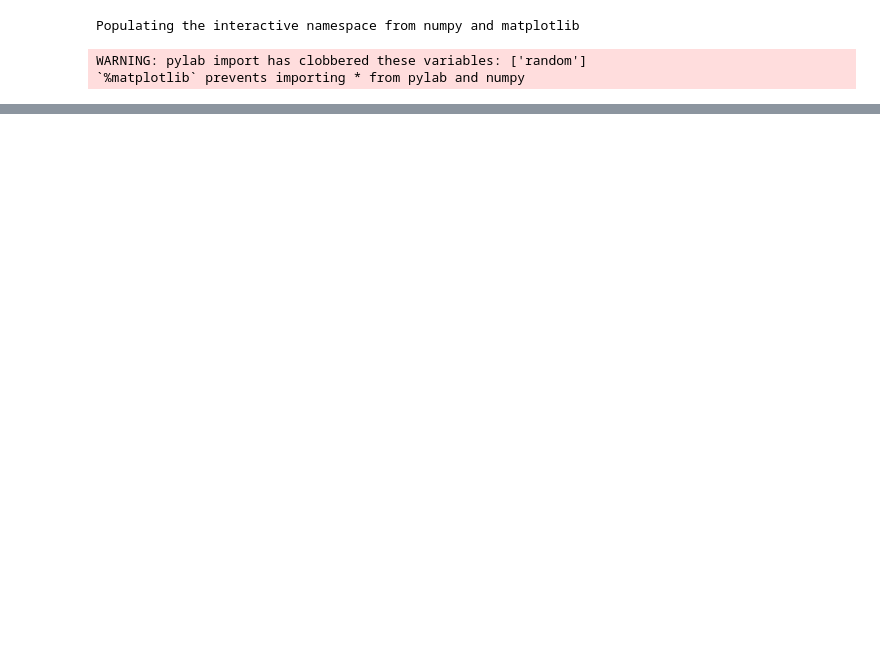
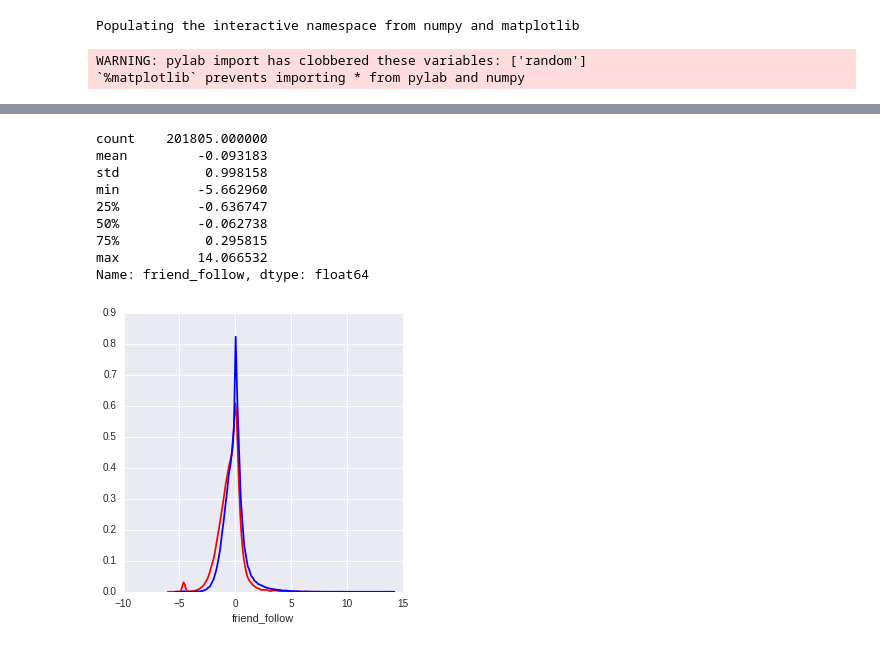
Before and after one commit to pcallier/insight, a Jupyter notebook: notebooks/Retention-Churn.ipynb, the cells around one changed output, grey strips where cells are left out. Cells and saved outputs as stored; diff of their text form; code cells hidden in the pictures; blank space fills up the shorter version.

```diff
--- a/notebooks/Retention-Churn.ipynb
+++ b/notebooks/Retention-Churn.ipynb
@@ -106,0 +43,18 @@ Recall:  0.599158337717
+# %%
+
+lgbase = 10
+query_date = pd.to_datetime(datetime.datetime.strptime("2015-06-17", "%Y-%m-%d"))
+
+churn_df['log_followers'] = (churn_df.followers_count + 1).map(lambda x: np.log(x) / np.log(lgbase)).replace([np.inf, -np.inf], np.nan)
+churn_df['log_friends'] = (churn_df.friends_count + 1).map(lambda x: np.log(x) / np.log(lgbase)).replace([np.inf, -np.inf], np.nan)
+churn_df['user_age'] = (query_date - churn_df.created_at).astype(np.int64)
+
+plt.figure(1)
+churn_df.followers_count.hist(bins=200)
+plt.figure(2)
+churn_df.log_followers.hist(bins=20)
+plt.figure(3)
+churn_df.friends_count.hist(bins=200)
+plt.figure(4)
+churn_df.log_friends.hist(bins=20)
+plt.figure(5)
@@ -106,0 +212,22 @@ Recall:  0.599158337717
+# %%
+# More features
+#friend_follow ratio, note NA strategy = 0
+churn_df['friend_follow'] = (churn_df.followers_count / (churn_df.friends_count + 1)). \
+        replace([np.inf, -np.inf, np.nan, 0], 0.01). \
+        map(np.log)
+#g = sns.FacetGrid(churn_df,col="churn")
+#g.map(sns.distplot, "friend_follow")
+sns.distplot(churn_df[churn_df.churn].friend_follow, color="red",hist=False)
+sns.distplot(churn_df[churn_df.churn==False].friend_follow, color="blue",hist=False)
+print churn_df.friend_follow.describe()
+# %% [output]
+count    201805.000000
+mean         -0.093183
+std           0.998158
+min          -5.662960
+25%          -0.636747
+50%          -0.062738
+75%           0.295815
+max          14.066532
+Name: friend_follow, dtype: float64
+[figure, added]
```
Also changed, not shown: parts of 24 cells of this notebook.
